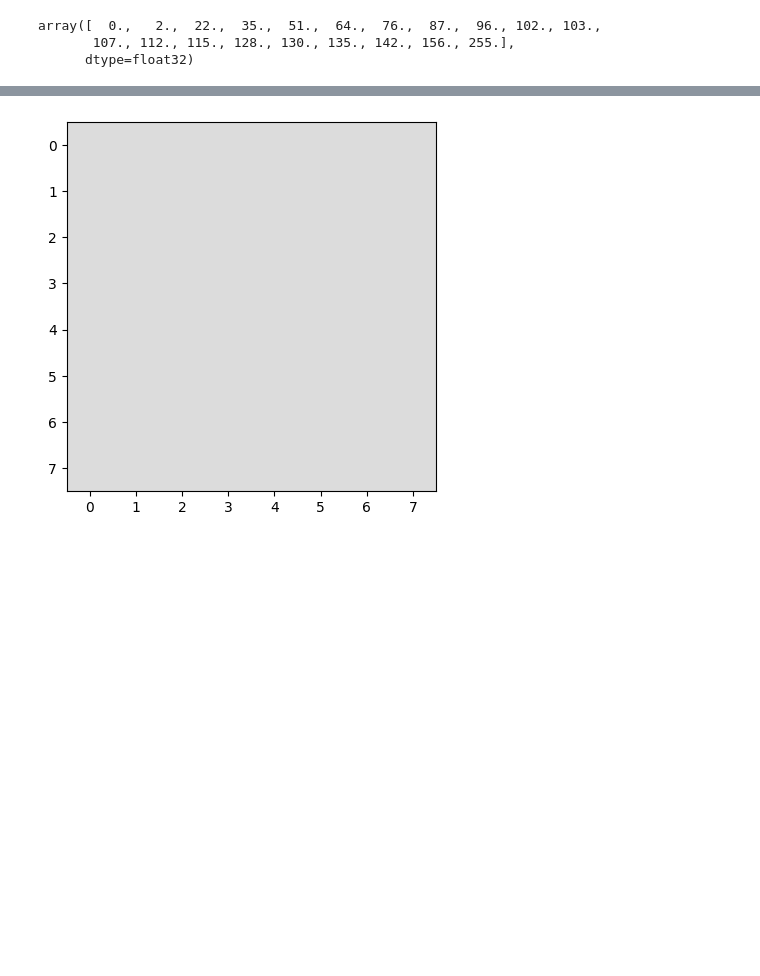
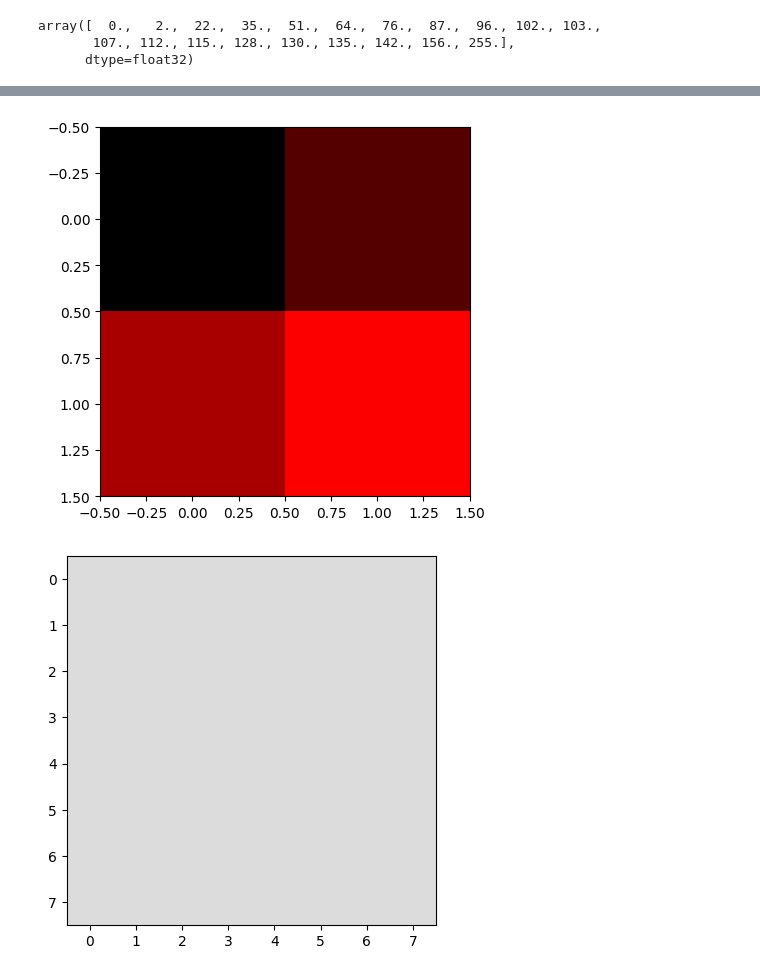
Before and after one commit to Yuri-Njathi/python_intro, a Jupyter notebook: python_for_ml/test_rgb_semantic.ipynb, the cells around one changed output, grey strips where cells are left out. Drawn from its saved outputs; the diff is of its cells as text; code cells hidden in the pictures; blank space fills up the shorter version.

```diff
--- a/python_for_ml/test_rgb_semantic.ipynb
+++ b/python_for_ml/test_rgb_semantic.ipynb
@@ -48,5 +48,17 @@ plt.show()
 # %%
 n_img1 = np.array(img1)
 plt.imsave("grayscale.png",n_img1)
+# %%
+img1 = torch.zeros((2,2,3),dtype=torch.uint8)
+img1[0,0,0] = 0
+img1[0,1,0] = 84
+img1[1,0,0] = 168
+img1[1,1,0] = 252
+plt.imshow(img1,cmap='gray')
+plt.show()
+n_img1 = np.array(img1)
+plt.imsave("RGB.png",n_img1)
+# %% [output]
+[figure, added]
 # %%
 img2 = torch.ones((8,8,3),dtype=torch.uint8)*220
```
Also changed, not shown: parts of 11 cells of this notebook.
